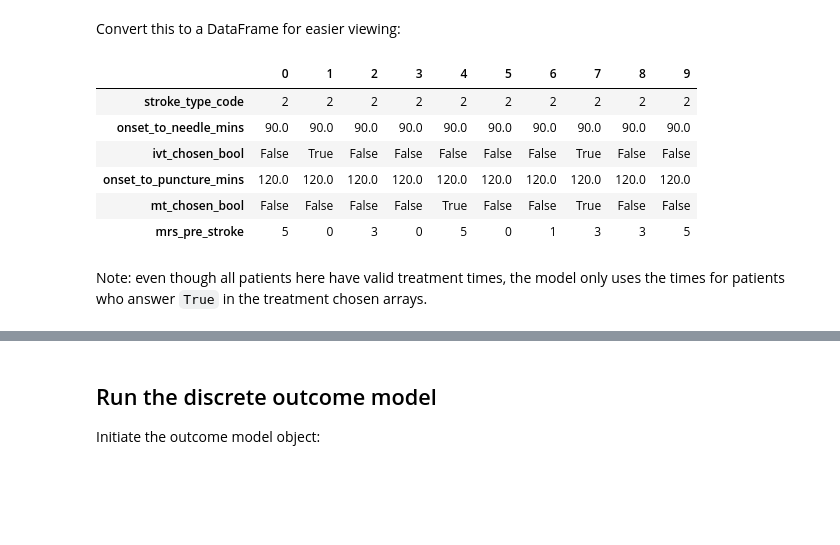
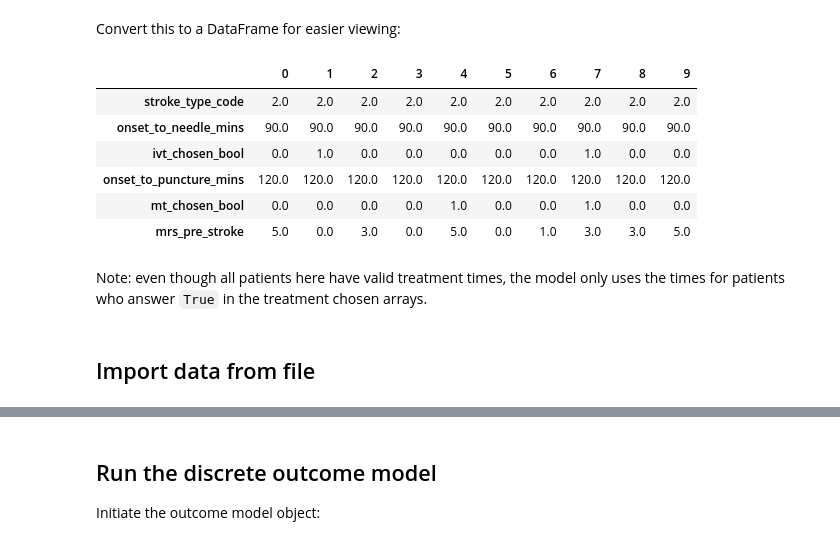
Before and after one commit to stroke-modelling/stroke-outcome, a Jupyter notebook: demo/demo_discrete_outcomes.ipynb, the cells around one changed output, grey strips where cells are left out. Drawn from its saved outputs; the diff is of its cells as text; code cells hidden in the pictures; blank space fills up the shorter version.

```diff
--- a/demo/demo_discrete_outcomes.ipynb
+++ b/demo/demo_discrete_outcomes.ipynb
@@ -148,19 +148,21 @@ Convert this to a DataFrame for easier viewing:
 # %%
 # Pop them into a dataframe:
 outcome_inputs_df = pd.DataFrame(
-    np.array(list(outcome_inputs_dict.values()), dtype=object).T,
+    np.array(list(outcome_inputs_dict.values())).T,
     columns=outcome_inputs_dict.keys(),
 )
 
 # Show the first ten patients' details:
 outcome_inputs_df.head(10).T
 # %% [output]
 |  | 0 | 1 | 2 | 3 | 4 | 5 | 6 | 7 | 8 | 9 |
-| stroke_type_code | 2 | 2 | 2 | 2 | 2 | 2 | 2 | 2 | 2 | 2 |
+| stroke_type_code | 2.0 | 2.0 | 2.0 | 2.0 | 2.0 | 2.0 | 2.0 | 2.0 | 2.0 | 2.0 |
 | onset_to_needle_mins | 90.0 | 90.0 | 90.0 | 90.0 | 90.0 | 90.0 | 90.0 | 90.0 | 90.0 | 90.0 |
-| ivt_chosen_bool | False | True | False | False | False | False | False | True | False | False |
+| ivt_chosen_bool | 0.0 | 1.0 | 0.0 | 0.0 | 0.0 | 0.0 | 0.0 | 1.0 | 0.0 | 0.0 |
 | onset_to_puncture_mins | 120.0 | 120.0 | 120.0 | 120.0 | 120.0 | 120.0 | 120.0 | 120.0 | 120.0 | 120.0 |
-| mt_chosen_bool | False | False | False | False | True | False | False | True | False | False |
-| mrs_pre_stroke | 5 | 0 | 3 | 0 | 5 | 0 | 1 | 3 | 3 | 5 |
+| mt_chosen_bool | 0.0 | 0.0 | 0.0 | 0.0 | 1.0 | 0.0 | 0.0 | 1.0 | 0.0 | 0.0 |
+| mrs_pre_stroke | 5.0 | 0.0 | 3.0 | 0.0 | 5.0 | 0.0 | 1.0 | 3.0 | 3.0 | 5.0 |
 # %% [markdown]
 Note: even though all patients here have valid treatment times, the model only uses the times for patients who answer `True` in the treatment chosen arrays.
+# %% [markdown]
+## Import data from file
```
Also changed, not shown: parts of 11 cells of this notebook, 5 other files.
